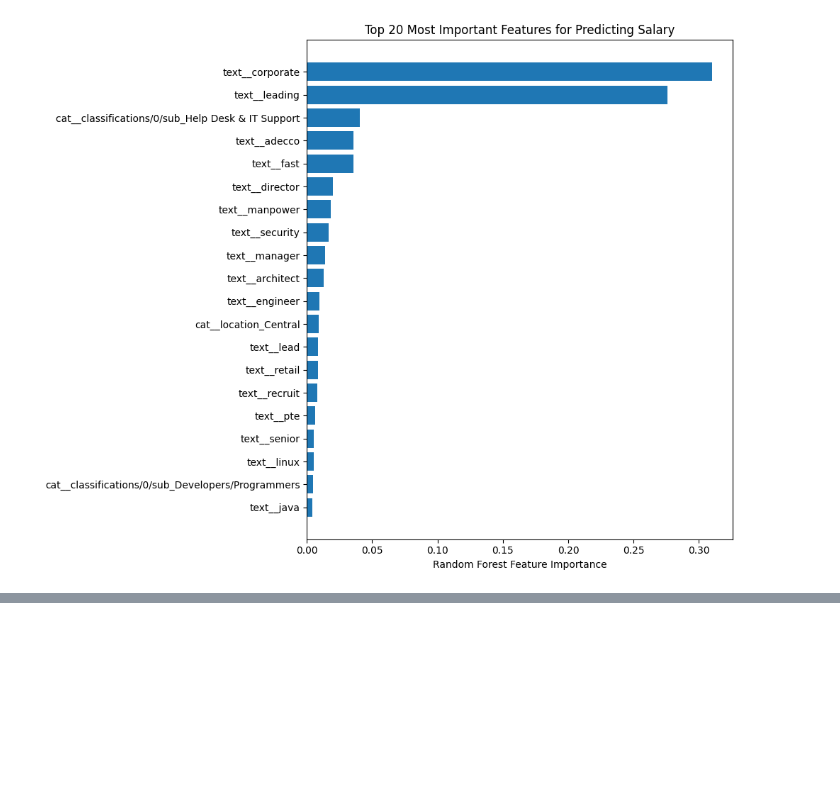
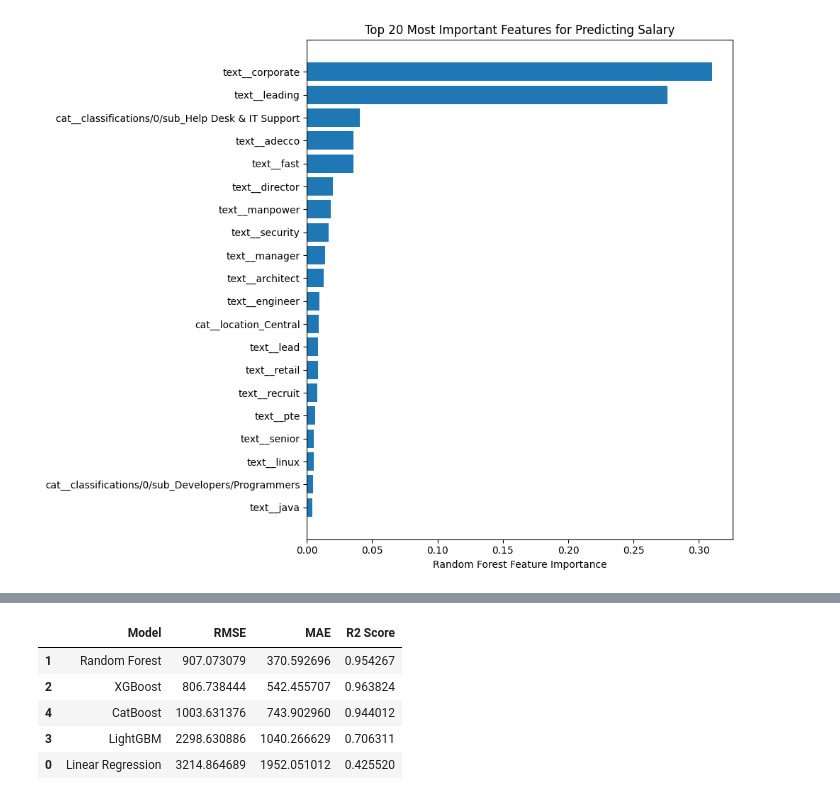
Before and after one commit to dodyharianto/singapore-tech-jobs-salary-predictor, a Jupyter notebook: notebooks/modeling.ipynb, the cells around one changed output, grey strips where cells are left out. Cells and saved outputs as stored; diff of their text form; code cells hidden in the pictures; blank space fills up the shorter version.

```diff
--- a/notebooks/modeling.ipynb
+++ b/notebooks/modeling.ipynb
@@ -494,0 +529,6 @@ plt.show()
+# %%
+X_low = df.drop(['salary_lower', 'salary_upper'], axis=1)
+y_low = df['salary_lower']
+
+X_train_low, X_test_low, y_train_low, y_test_low = train_test_split(X_low, y_low, test_size=0.2, random_state=42)
+X_train_low
@@ -494,0 +574,30 @@ plt.show()
+# %%
+lr.fit(X_train_low, y_train_low)
+y_pred_low_lr = lr.predict(X_test_low)
+rmse_lr = np.sqrt(mean_squared_error(y_test_low, y_pred_low_lr))
+mae_lr = mean_absolute_error(y_test_low, y_pred_low_lr)
+r2_lr = r2_score(y_test_low, y_pred_low_lr)
+
+rf.fit(X_train_low, y_train_low)
+y_pred_low_rf = rf.predict(X_test_low)
+rmse_rf = np.sqrt(mean_squared_error(y_test_low, y_pred_low_rf))
+mae_rf = mean_absolute_error(y_test_low, y_pred_low_rf)
+r2_rf = r2_score(y_test_low, y_pred_low_rf)
+
+xgb.fit(X_train_low, y_train_low)
+y_pred_low_xgb = xgb.predict(X_test_low)
+rmse_xgb = np.sqrt(mean_squared_error(y_test_low, y_pred_low_xgb))
+mae_xgb = mean_absolute_error(y_test_low, y_pred_low_xgb)
+r2_xgb = r2_score(y_test_low, y_pred_low_xgb)
+
+lgbm.fit(X_train_low, y_train_low)
+y_pred_low_lgbm = lgbm.predict(X_test_low)
+rmse_lgbm = np.sqrt(mean_squared_error(y_test_low, y_pred_low_lgbm))
+mae_lgbm = mean_absolute_error(y_test_low, y_pred_low_lgbm)
+r2_lgbm = r2_score(y_test_low, y_pred_low_lgbm)
+
+cb.fit(X_train_low, y_train_low)
+y_pred_low_cb = cb.predict(X_test_low)
+rmse_cb = np.sqrt(mean_squared_error(y_test_low, y_pred_low_cb))
+mae_cb = mean_absolute_error(y_test_low, y_pred_low_cb)
+r2_cb = r2_score(y_test_low, y_pred_low_cb)
@@ -494,0 +611,16 @@ plt.show()
+# %%
+results = pd.DataFrame({
+    'Model': ['Linear Regression', 'Random Forest', 'XGBoost', 'LightGBM', 'CatBoost'],
+    'RMSE': [rmse_lr, rmse_rf, rmse_xgb, rmse_lgbm, rmse_cb],
+    'MAE': [mae_lr, mae_rf, mae_xgb, mae_lgbm, mae_cb],
+    'R2 Score': [r2_lr, r2_rf, r2_xgb, r2_lgbm, r2_cb]
+}).sort_values(by='MAE')
+
+results
+# %% [output]
+|  | Model | RMSE | MAE | R2 Score |
+| 1 | Random Forest | 907.073079 | 370.592696 | 0.954267 |
+| 2 | XGBoost | 806.738444 | 542.455707 | 0.963824 |
+| 4 | CatBoost | 1003.631376 | 743.902960 | 0.944012 |
+| 3 | LightGBM | 2298.630886 | 1040.266629 | 0.706311 |
+| 0 | Linear Regression | 3214.864689 | 1952.051012 | 0.425520 |
```
Also changed, not shown: parts of 10 cells of this notebook, 1 other file.
